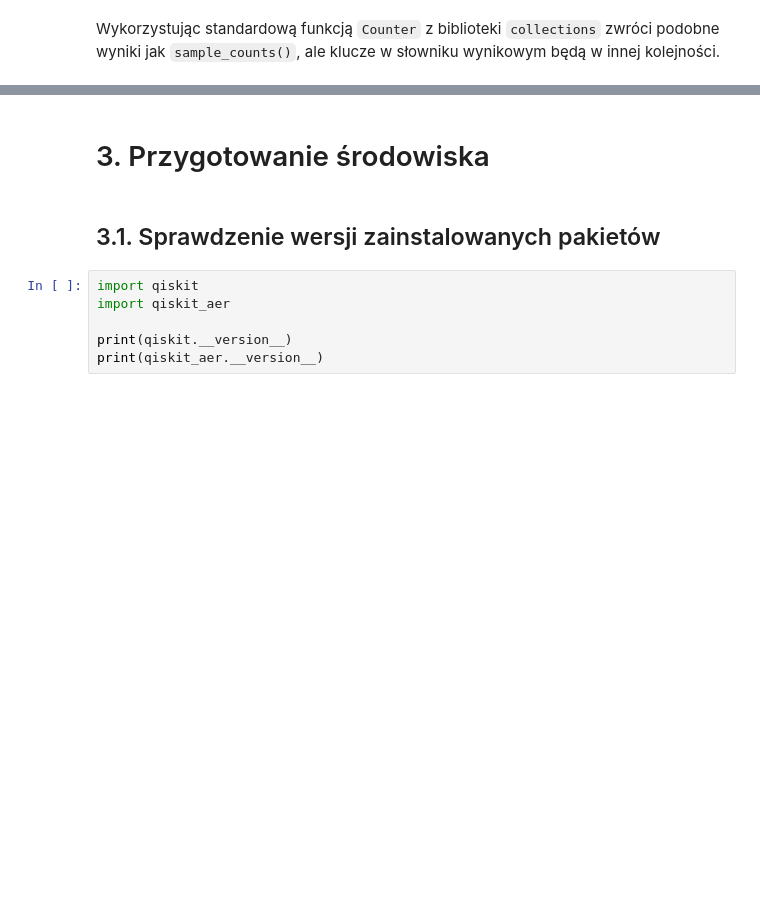
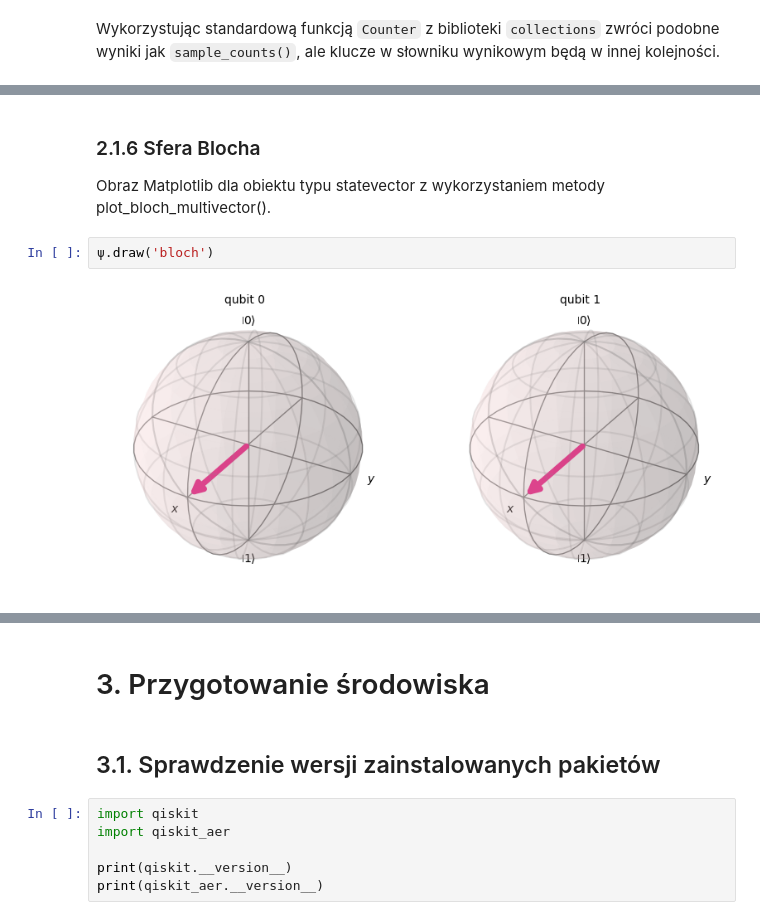
Before and after one commit to bojaruniec/ksi_dokt, a Jupyter notebook: deutsch_jozsa_opis.ipynb, the cells around one changed output, grey strips where cells are left out. Drawn from its saved outputs; the diff is of its cells as text; blank space fills up the shorter version.

```diff
--- a/deutsch_jozsa_opis.ipynb
+++ b/deutsch_jozsa_opis.ipynb
@@ -112,0 +164,7 @@ Counter({'01': 264, '00': 256, '11': 252, '10': 252})
+# %% [markdown]
+### 2.1.6 Sfera Blocha
+Obraz Matplotlib dla obiektu typu statevector z wykorzystaniem metody plot_bloch_multivector().
+# %%
+ψ.draw('bloch')
+# %% [output]
+[figure, added]
```
Also changed, not shown: parts of 39 cells of this notebook.
